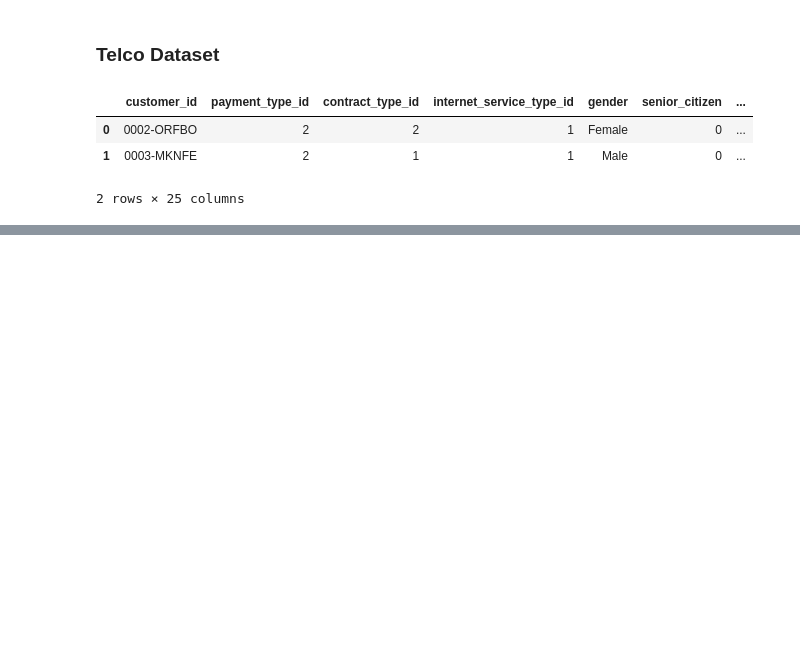
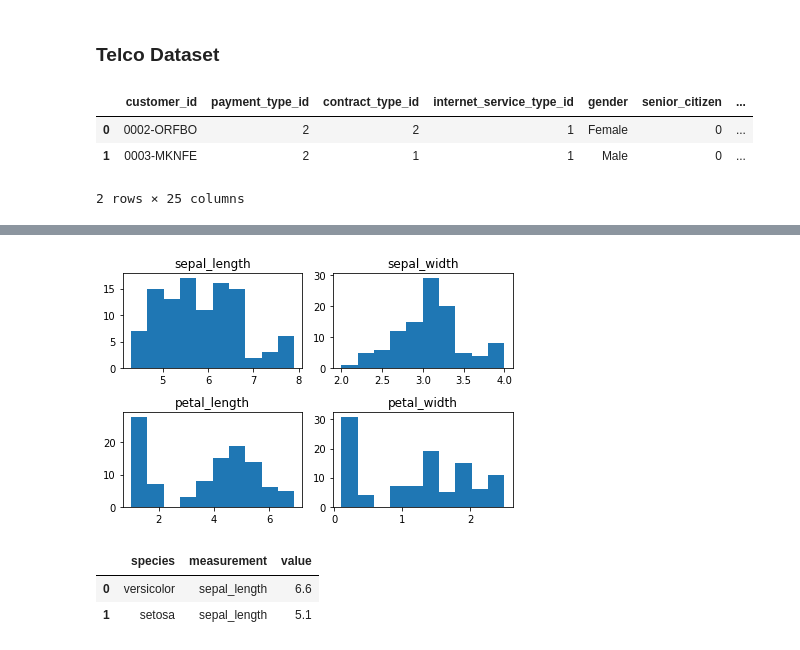
Before and after one commit to Cayt-Schlichting/classification-exercises, a Jupyter notebook: classification_exercises.ipynb, the cells around one changed output, grey strips where cells are left out. Cells and saved outputs as stored; diff of their text form; code cells hidden in the pictures; blank space fills up the shorter version.

```diff
--- a/classification_exercises.ipynb
+++ b/classification_exercises.ipynb
@@ -1004,0 +1061,22 @@ tr, test, validate = prepare.prep_iris(df)
+# %%
+#Throw these on a histogram
+plt.figure()
+ct = 0
+for i in tr.columns[0:4]:
+    ct +=1
+    plt.subplot(2,2,ct)
+    plt.hist(tr[i])
+    plt.title(i)
+plt.tight_layout()
+# %% [output]
+[figure, added]
+# %%
+#Learning to do this with Seaborn.
+#Need to 'melt' (reconfigure) the DF into id variables and 'measured variables'
+mlt = pd.melt(tr.iloc[:,0:5],id_vars='species',var_name="measurement")
+# sns.histplot(mlt,col='measurement',col_wrap=2) #histograms don't do cols
+mlt.head(2)
+# %% [output]
+|  | species | measurement | value |
+| 0 | versicolor | sepal_length | 6.6 |
+| 1 | setosa | sepal_length | 5.1 |
```
Also changed, not shown: parts of 133 cells of this notebook, 1 other file.
